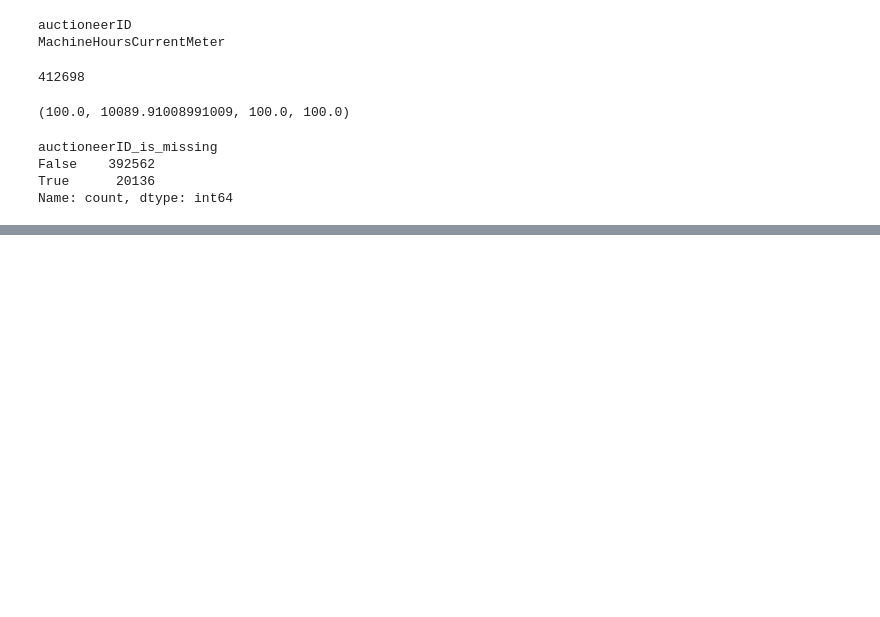
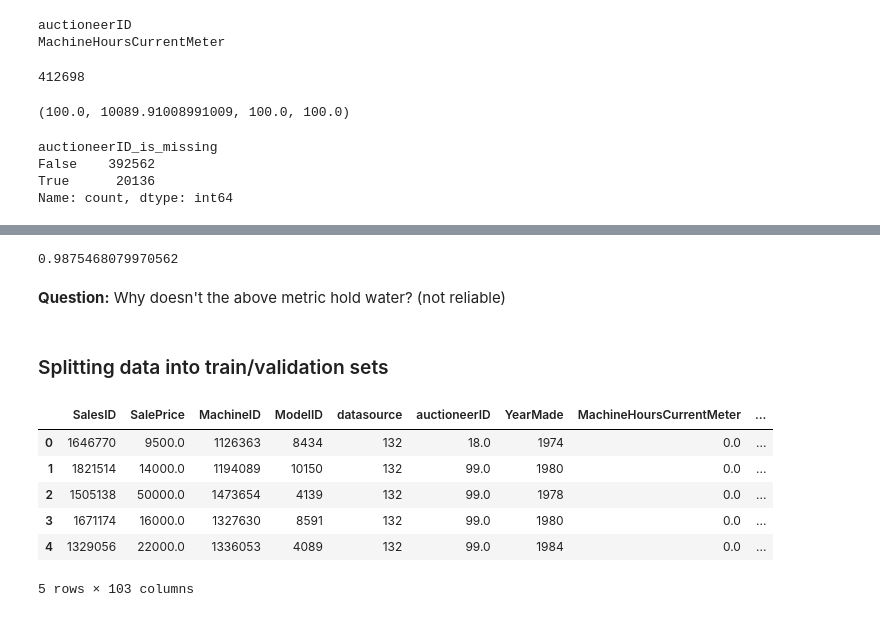
Before and after one commit to PerkyNeptune7/Bulldozer-Price-Prediction, a Jupyter notebook: end-to-end-bulldozer-price-regression.ipynb, the cells around one changed output, grey strips where cells are left out. Saved outputs shown, nothing was run; the diff lists cells and outputs as text; code cells hidden in the pictures; blank space fills up the shorter version.

```diff
--- a/end-to-end-bulldozer-price-regression.ipynb
+++ b/end-to-end-bulldozer-price-regression.ipynb
@@ -448,0 +543,19 @@ Name: count, dtype: int64
+# %%
+# Score the model
+model.score(df_tmp.drop("SalePrice", axis=1), df_tmp["SalePrice"])
+# %% [output]
+0.9875468079970562
+# %% [markdown]
+**Question:** Why doesn't the above metric hold water? (not reliable)
+# %% [markdown]
+### Splitting data into train/validation sets
+# %%
+df_tmp.head()
+# %% [output]
+|  | SalesID | SalePrice | MachineID | ModelID | datasource | auctioneerID | YearMade | MachineHoursCurrentMeter | ... |
+| 0 | 1646770 | 9500.0 | 1126363 | 8434 | 132 | 18.0 | 1974 | 0.0 | ... |
+| 1 | 1821514 | 14000.0 | 1194089 | 10150 | 132 | 99.0 | 1980 | 0.0 | ... |
+| 2 | 1505138 | 50000.0 | 1473654 | 4139 | 132 | 99.0 | 1978 | 0.0 | ... |
+| 3 | 1671174 | 16000.0 | 1327630 | 8591 | 132 | 99.0 | 1980 | 0.0 | ... |
+| 4 | 1329056 | 22000.0 | 1336053 | 4089 | 132 | 99.0 | 1984 | 0.0 | ... |
+5 rows × 103 columns
```
Also changed, not shown: parts of 16 cells of this notebook.
